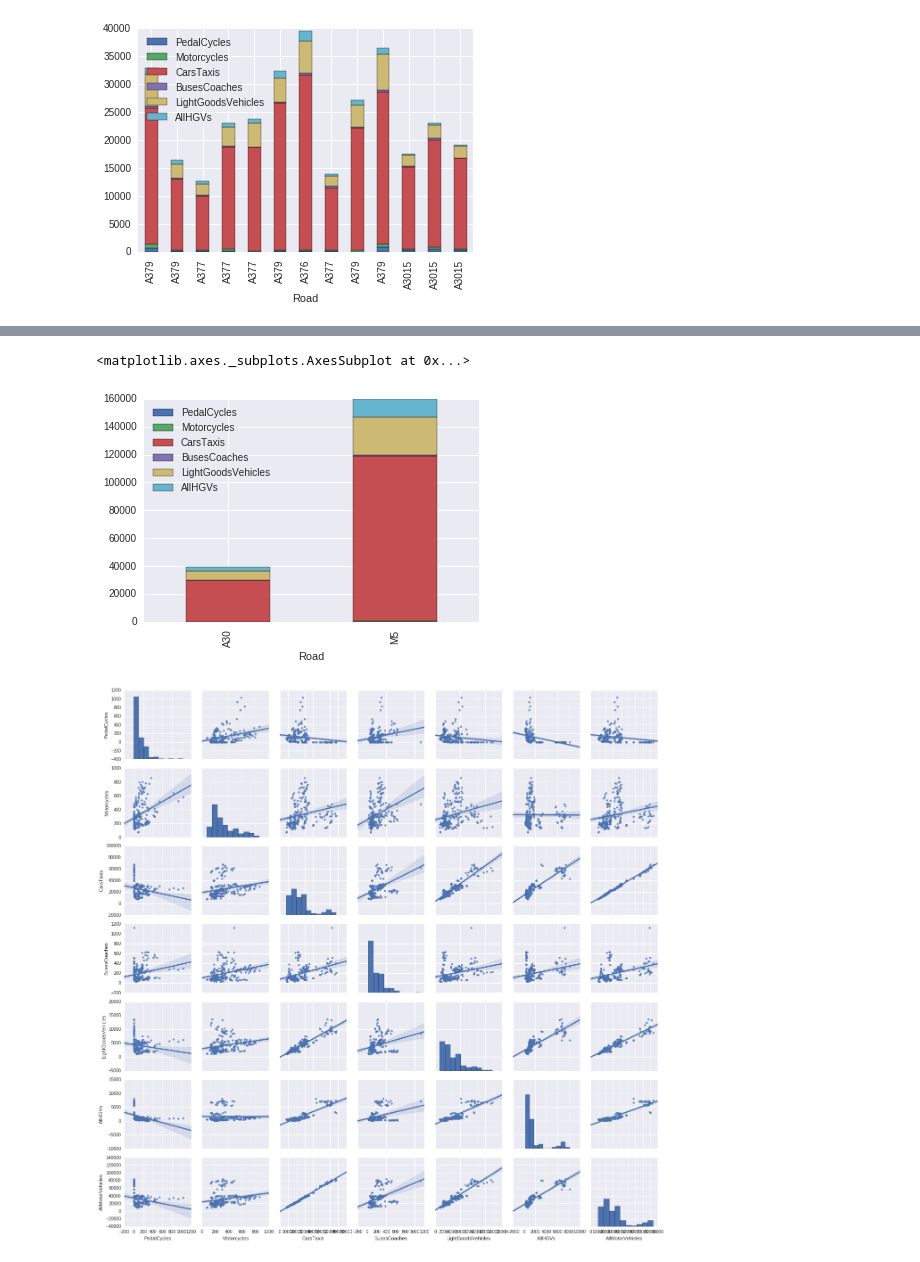
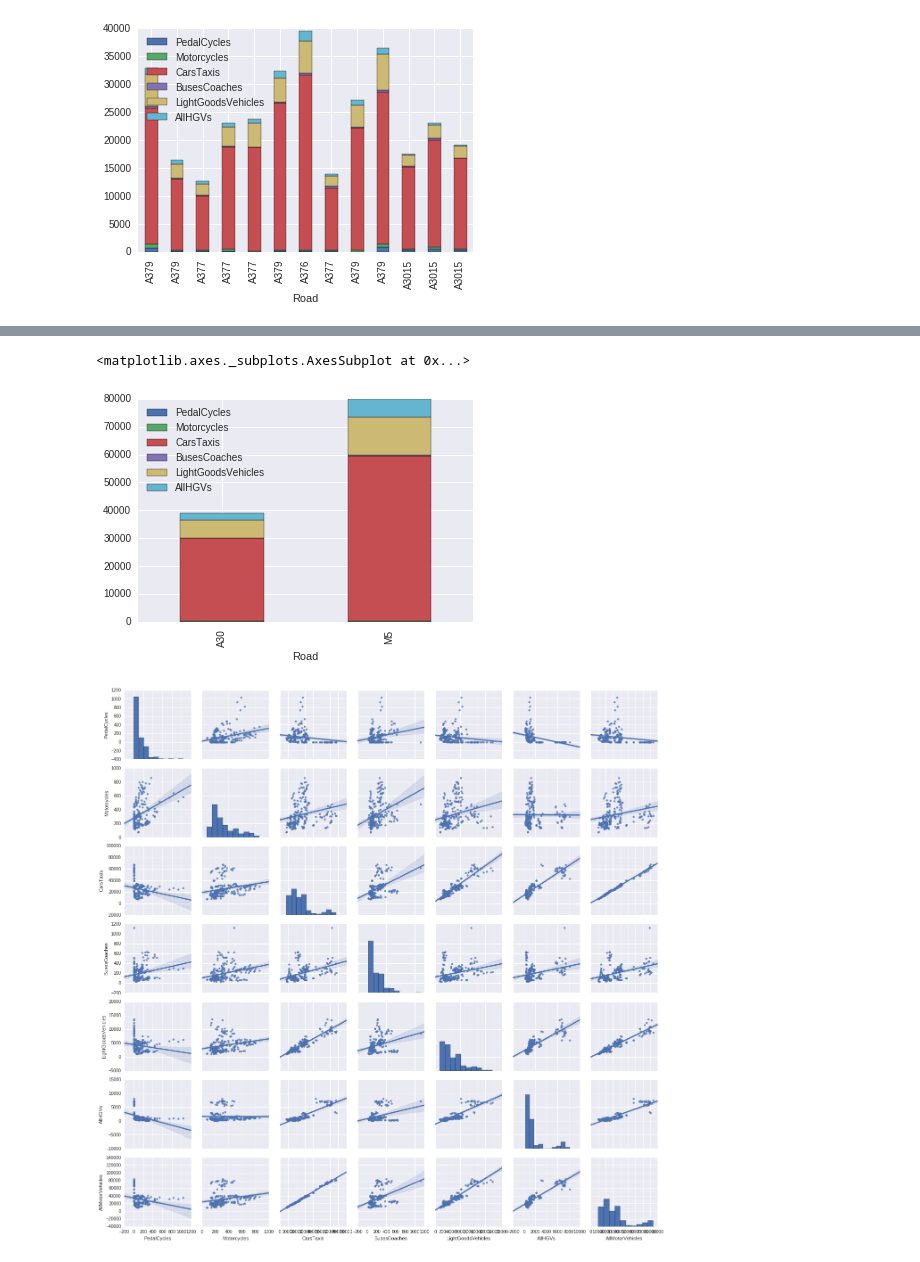
Before and after one commit to willis7/exeter_traffic, a Jupyter notebook: notebooks/day3_barplots_roads.ipynb, the cells around one changed output, grey strips where cells are left out. Saved outputs shown, nothing was run; the diff lists cells and outputs as text; code cells hidden in the pictures.

```diff
--- a/notebooks/day3_barplots_roads.ipynb
+++ b/notebooks/day3_barplots_roads.ipynb
@@ -97,11 +95,11 @@ group.plot.bar(stacked = True)
 # %%
 # groupby road and make these plots again?
-group = exeter_outer.groupby(exeter_outer.index).sum()
+group = exeter_outer.groupby(exeter_outer.index).mean()
 
 group.plot.bar(stacked = True)
 # %% [output]
 <matplotlib.axes._subplots.AxesSubplot at 0x...>
-[figure, old version]
+[figure, new version]
 # %%
 ax = sns.pairplot(exeter_city[['PedalCycles', 'Motorcycles', 'CarsTaxis', 'BusesCoaches', 'LightGoodsVehicles',
         'AllHGVs', 'AllMotorVehicles']],kind = "reg")
```
Also changed, not shown: parts of 19 cells of this notebook, 12 other files.
